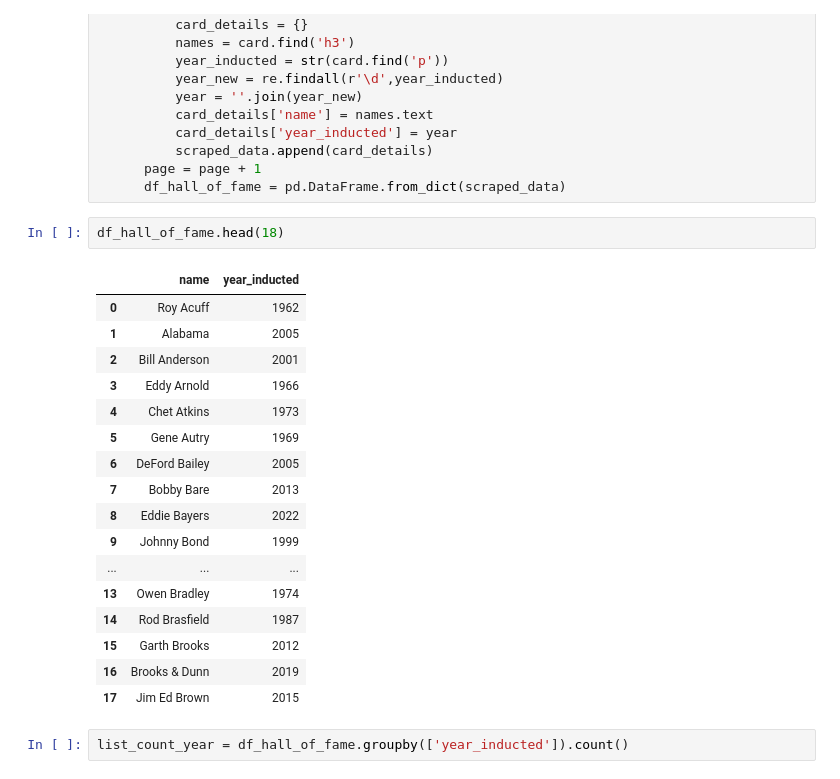
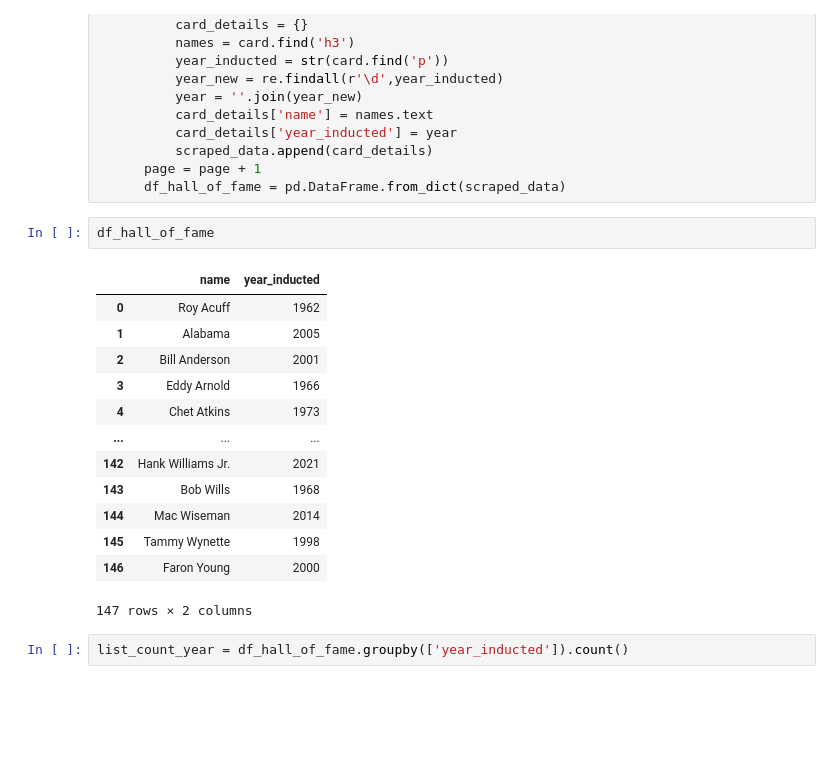
Before and after one commit to NSS-Data-Analytics-Cohort-6/web-scraping-country-music-hof-igoike, a Jupyter notebook: notebooks/hall_of_fame_web_scraping_all.ipynb, the cells around one changed output. Saved outputs shown, nothing was run; the diff lists cells and outputs as text; blank space fills up the shorter version.

```diff
--- a/notebooks/hall_of_fame_web_scraping_all.ipynb
+++ b/notebooks/hall_of_fame_web_scraping_all.ipynb
@@ -27,25 +27,21 @@ while page!=18:
       page = page + 1
       df_hall_of_fame = pd.DataFrame.from_dict(scraped_data)
 # %%
-df_hall_of_fame.head(18)
+df_hall_of_fame
 # %% [output]
 |  | name | year_inducted |
 | 0 | Roy Acuff | 1962 |
 | 1 | Alabama | 2005 |
 | 2 | Bill Anderson | 2001 |
 | 3 | Eddy Arnold | 1966 |
 | 4 | Chet Atkins | 1973 |
-| 5 | Gene Autry | 1969 |
-| 6 | DeFord Bailey | 2005 |
-| 7 | Bobby Bare | 2013 |
-| 8 | Eddie Bayers | 2022 |
-| 9 | Johnny Bond | 1999 |
 | ... | ... | ... |
-| 13 | Owen Bradley | 1974 |
-| 14 | Rod Brasfield | 1987 |
-| 15 | Garth Brooks | 2012 |
-| 16 | Brooks & Dunn | 2019 |
-| 17 | Jim Ed Brown | 2015 |
+| 142 | Hank Williams Jr. | 2021 |
+| 143 | Bob Wills | 1968 |
+| 144 | Mac Wiseman | 2014 |
+| 145 | Tammy Wynette | 1998 |
+| 146 | Faron Young | 2000 |
+147 rows × 2 columns
 # %%
 list_count_year = df_hall_of_fame.groupby(['year_inducted']).count()
 # %%
```
Also changed, not shown: parts of 6 cells of this notebook, 1 other file.
